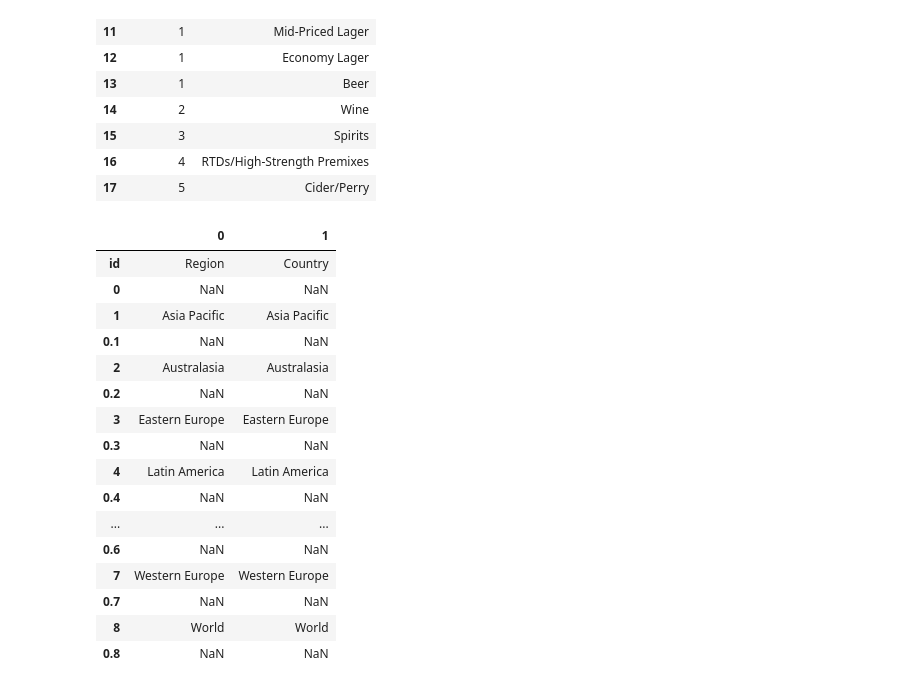
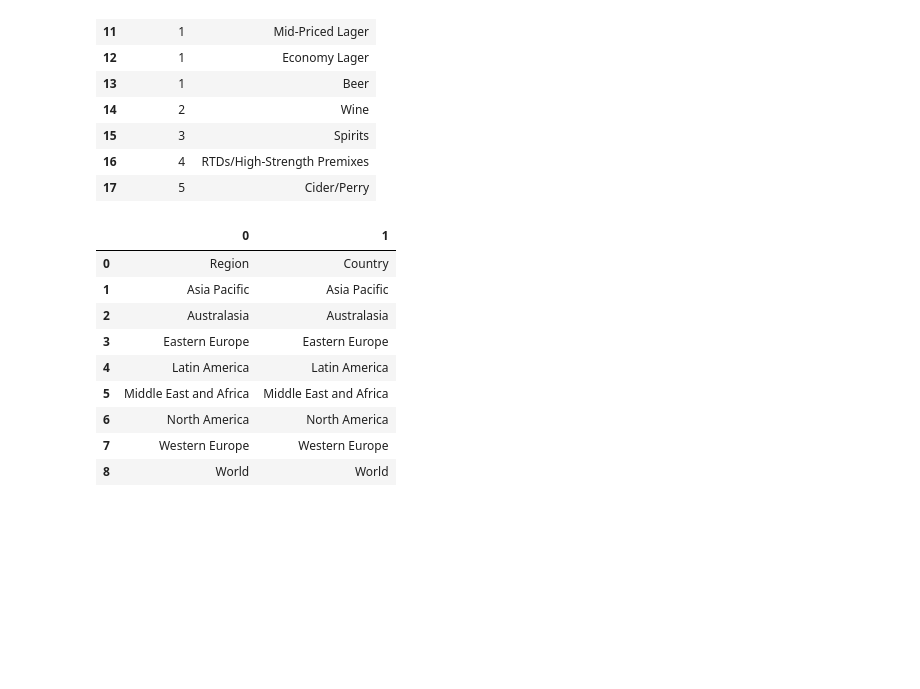
Before and after one commit to Mourad-Amj/Dragonyte_project_Team1, a Jupyter notebook: melike.ipynb, the cells around one changed output. Saved outputs shown, nothing was run; the diff lists cells and outputs as text; code cells hidden in the pictures; blank space fills up the shorter version.

```diff
--- a/melike.ipynb
+++ b/melike.ipynb
@@ -36,25 +36,19 @@ subcategories
 | 17 | 5 | Cider/Perry |
 # %%
 locations = pd.read_csv("./Data/Locations.csv", delimiter=";")
-locations.T
+locations = locations.T.dropna(ignore_index=True)
+locations
 # %% [output]
 |  | 0 | 1 |
-| id | Region | Country |
-| 0 | NaN | NaN |
+| 0 | Region | Country |
 | 1 | Asia Pacific | Asia Pacific |
-| 0.1 | NaN | NaN |
 | 2 | Australasia | Australasia |
-| 0.2 | NaN | NaN |
 | 3 | Eastern Europe | Eastern Europe |
-| 0.3 | NaN | NaN |
 | 4 | Latin America | Latin America |
-| 0.4 | NaN | NaN |
-| ... | ... | ... |
-| 0.6 | NaN | NaN |
+| 5 | Middle East and Africa | Middle East and Africa |
+| 6 | North America | North America |
 | 7 | Western Europe | Western Europe |
-| 0.7 | NaN | NaN |
 | 8 | World | World |
-| 0.8 | NaN | NaN |
 # %%
 channel_volume = pd.read_csv("./Data/Channel_Volume.csv")
 channel_volume.head(10)
```
Also changed, not shown: parts of 1 cell of this notebook.
